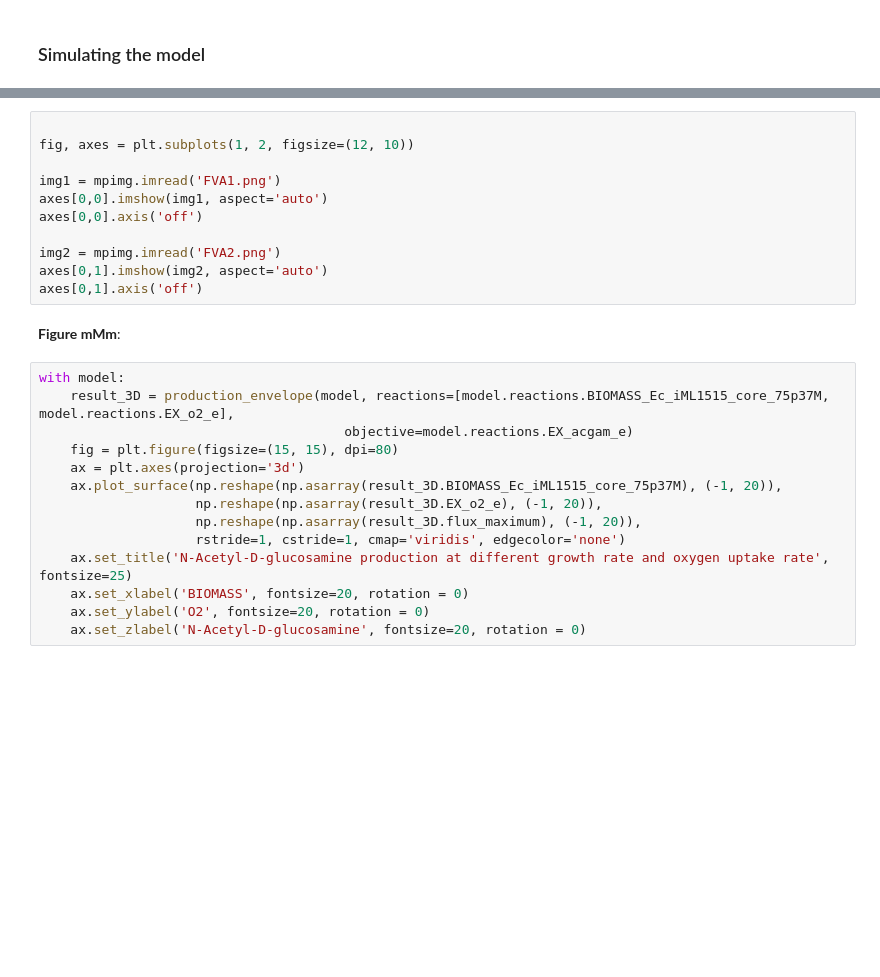
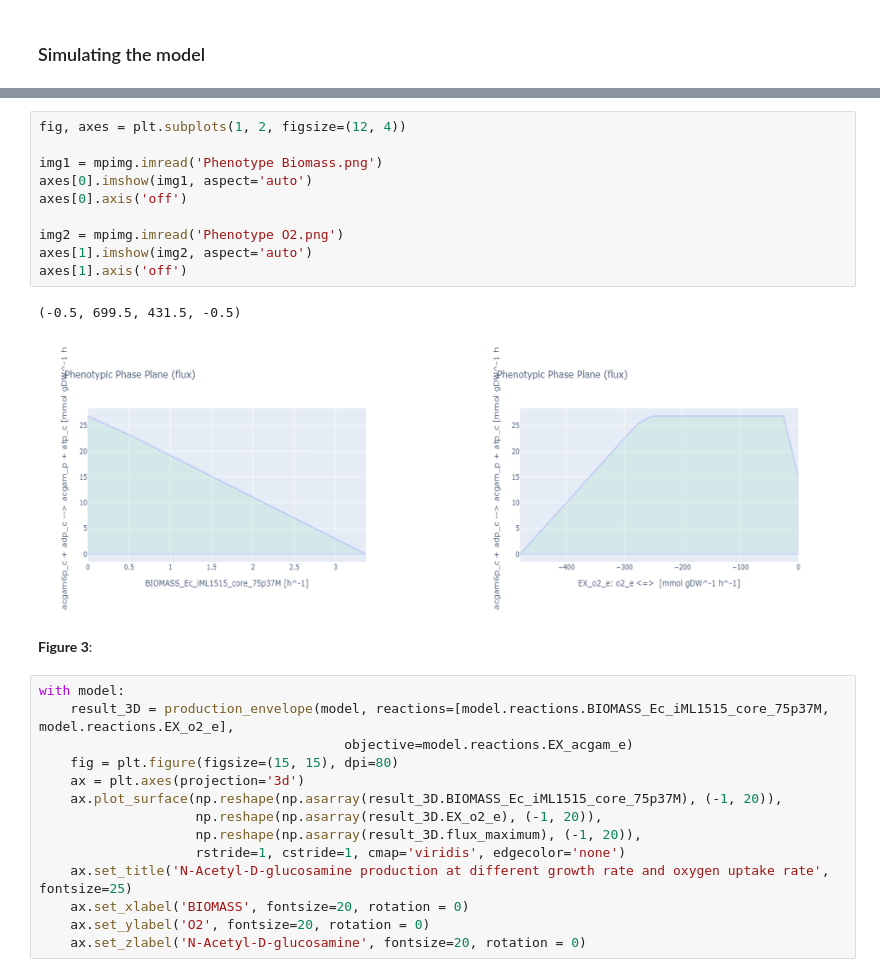
Before and after one commit to 27410/27410-group-assigment-group-13-glucosamine-in-e-coli, a Jupyter notebook: Report.ipynb, the cells around one changed output, grey strips where cells are left out. Saved outputs shown, nothing was run; the diff lists cells and outputs as text; blank space fills up the shorter version.

```diff
--- a/Report.ipynb
+++ b/Report.ipynb
@@ -340,16 +340,18 @@ N-acetyl Glucosamine production rate yield Ribose: 2.3557180051487068
 # %%
+fig, axes = plt.subplots(1, 2, figsize=(12, 4))
 
-fig, axes = plt.subplots(1, 2, figsize=(12, 10))
+img1 = mpimg.imread('Phenotype Biomass.png')
+axes[0].imshow(img1, aspect='auto')
+axes[0].axis('off')
 
-img1 = mpimg.imread('FVA1.png')
-axes[0,0].imshow(img1, aspect='auto')
-axes[0,0].axis('off')
-
-img2 = mpimg.imread('FVA2.png')
-axes[0,1].imshow(img2, aspect='auto')
-axes[0,1].axis('off')
+img2 = mpimg.imread('Phenotype O2.png')
+axes[1].imshow(img2, aspect='auto')
+axes[1].axis('off')
+# %% [output]
+(-0.5, 699.5, 431.5, -0.5)
+[figure, added]
 # %% [markdown]
-**Figure mMm**:
+**Figure 3**:
 # %%
 with model:
     result_3D = production_envelope(model, reactions=[model.reactions.BIOMASS_Ec_iML1515_core_75p37M, model.reactions.EX_o2_e],
```
Also changed, not shown: parts of 13 cells of this notebook.
